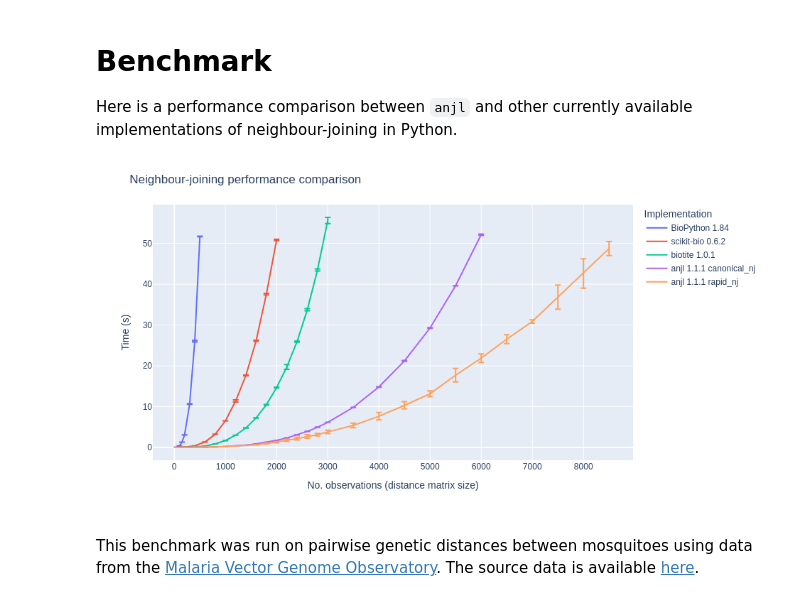
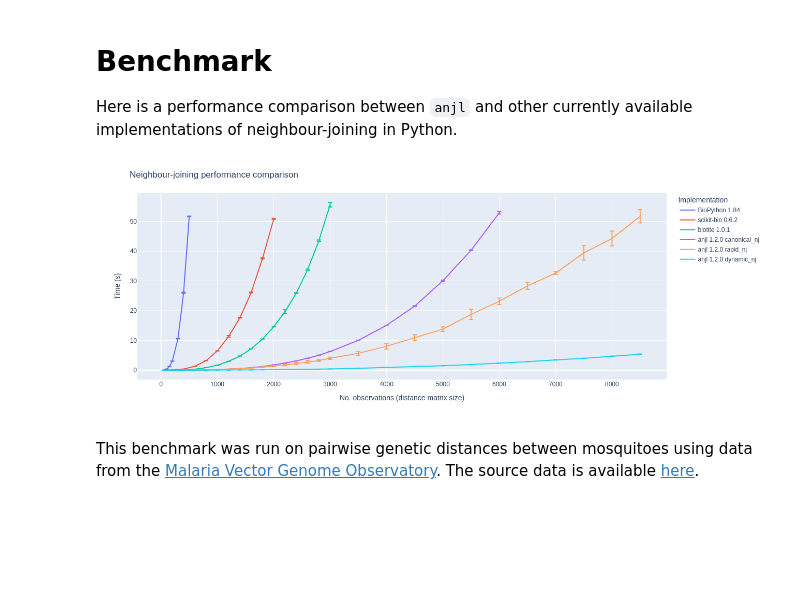
Before and after one commit to alimanfoo/anjl, a Jupyter notebook: docs/index.ipynb, the cells around one changed output. Drawn from its saved outputs; the diff is of its cells as text; code cells hidden in the pictures; blank space fills up the shorter version.

```diff
--- a/docs/index.ipynb
+++ b/docs/index.ipynb
@@ -83,36 +83,37 @@ df_plot = (
     .agg(
         time_mean=("time", "mean"),
         time_std=("time", "std"),
     )
     .reset_index()
 )
 fig = px.line(
     df_plot,
     x="size",
     y="time_mean",
     error_y="time_std",
     width=700,
     height=500,
     color="implementation",
     category_orders=dict(
         implementation=[
             "BioPython 1.84",
             "scikit-bio 0.6.2",
             "biotite 1.0.1",
-            "anjl 1.1.1 canonical_nj",
-            "anjl 1.1.1 rapid_nj",
+            "anjl 1.2.0 canonical_nj",
+            "anjl 1.2.0 rapid_nj",
+            "anjl 1.2.0 dynamic_nj",
         ]
     ),
 )
 fig.update_layout(
     title="Neighbour-joining performance comparison",
     xaxis_title="No. observations (distance matrix size)",
     yaxis_title="Time (s)",
     legend_title="Implementation",
 )
 fig
 # %% [output]
-[figure, old version]
+[figure, new version]
 # %% [markdown]
 This benchmark was run on pairwise genetic distances between mosquitoes using data from the [Malaria Vector Genome Observatory](https://malariagen.net/vobs). The source data is available [here](https://github.com/alimanfoo/anjl/tree/main/benchmark/xxl).
 # %% [markdown]
```
Also changed, not shown: parts of 6 cells of this notebook, 11 other files.
